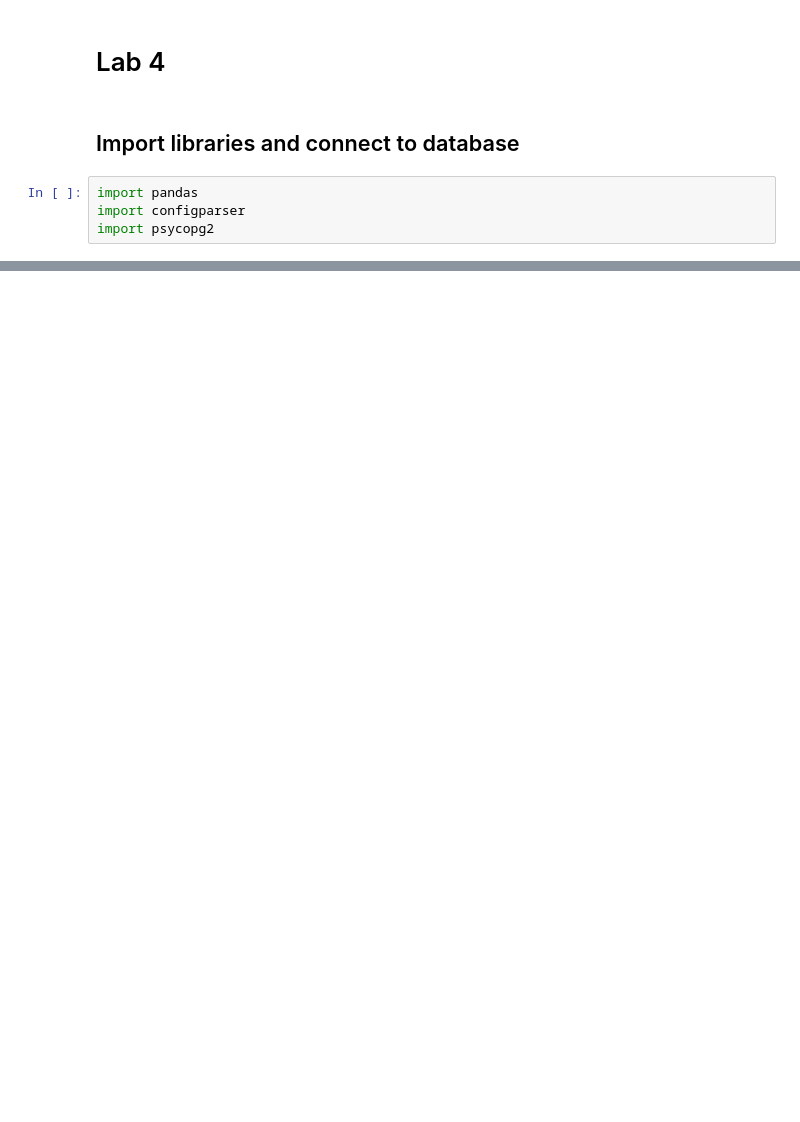
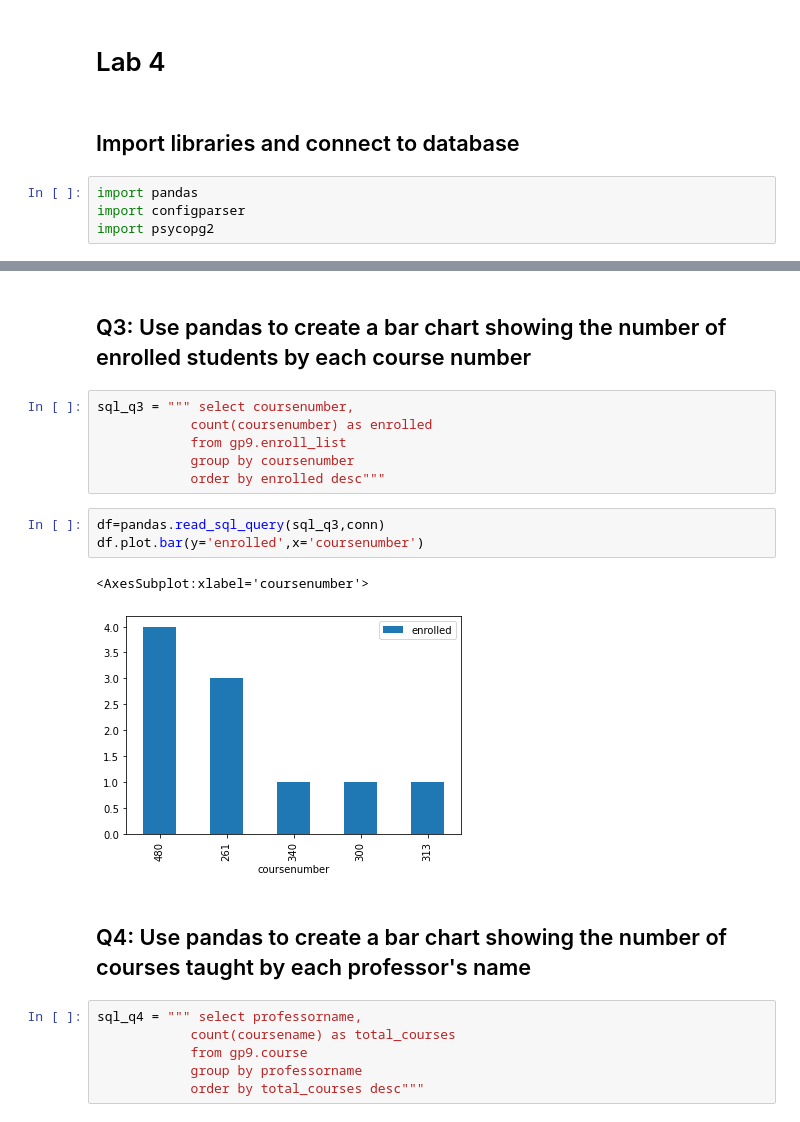
Before and after one commit to DyMarti/ia340, a Jupyter notebook: Lab4.ipynb, the cells around one changed output, grey strips where cells are left out. Drawn from its saved outputs; the diff is of its cells as text; blank space fills up the shorter version.

```diff
--- a/Lab4.ipynb
+++ b/Lab4.ipynb
@@ -27,0 +63,22 @@ NameError: name 'conn' is not defined
+# %% [markdown]
+## Q3: Use pandas to create a bar chart showing the number of enrolled students by each course number
+# %%
+sql_q3 = """ select coursenumber,
+            count(coursenumber) as enrolled
+            from gp9.enroll_list
+            group by coursenumber
+            order by enrolled desc"""
+# %%
+df=pandas.read_sql_query(sql_q3,conn)
+df.plot.bar(y='enrolled',x='coursenumber')
+# %% [output]
+<AxesSubplot:xlabel='coursenumber'>
+[figure, added]
+# %% [markdown]
+## Q4: Use pandas to create a bar chart showing the number of courses taught by each professor's name
+# %%
+sql_q4 = """ select professorname,
+            count(coursename) as total_courses
+            from gp9.course
+            group by professorname
+            order by total_courses desc"""
```
Also changed, not shown: parts of 36 cells of this notebook.
